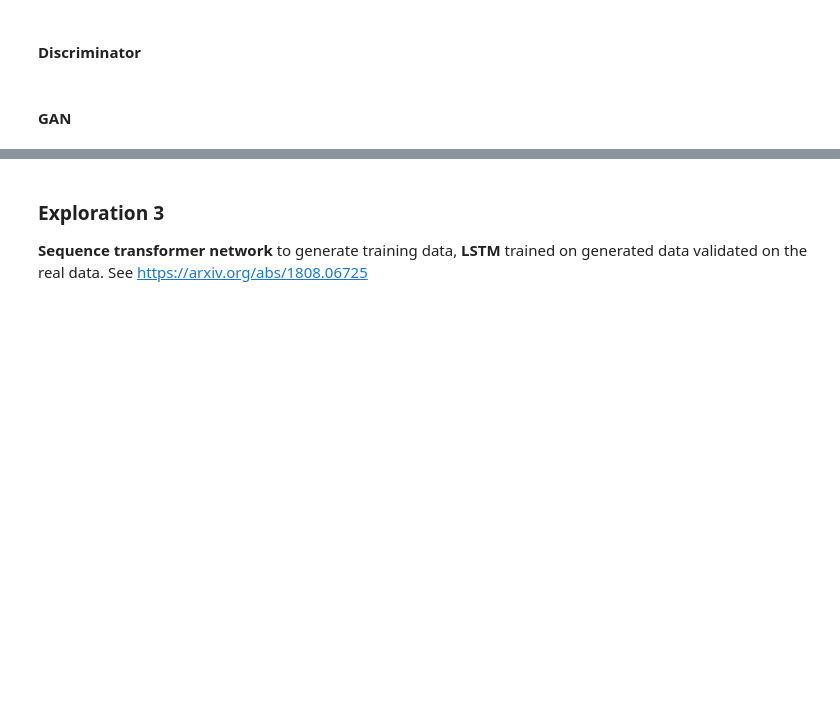
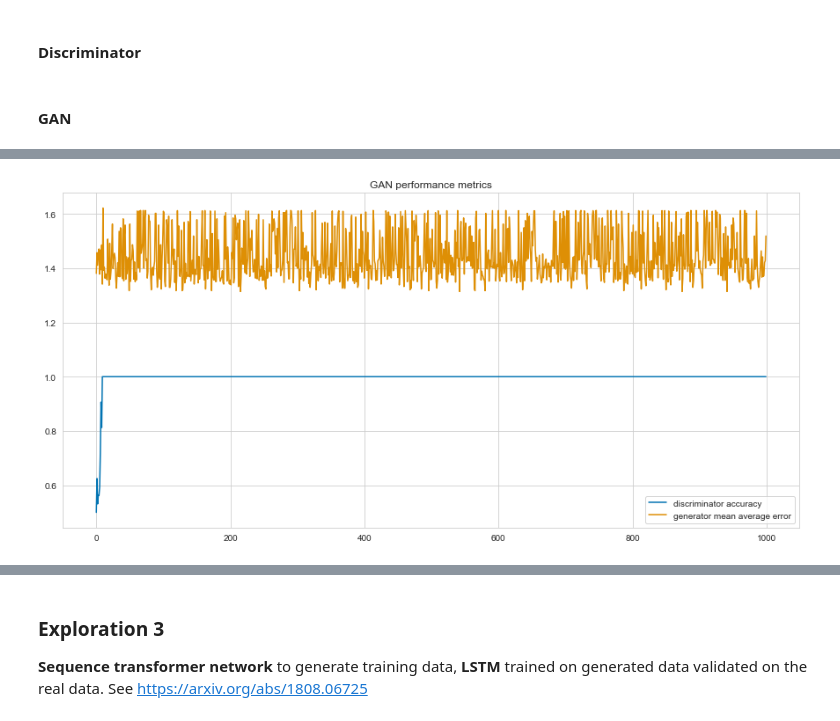
Before and after one commit to denominations-io/macroeconomics, a Jupyter notebook: model_one.ipynb, the cells around one changed output, grey strips where cells are left out. Drawn from its saved outputs; the diff is of its cells as text; code cells hidden in the pictures; blank space fills up the shorter version.

```diff
--- a/model_one.ipynb
+++ b/model_one.ipynb
@@ -430 +413,10 @@ plt.show()
+# %%
+plt.figure(figsize=(15,7))
+plt.plot([metrics[1] for metrics in d_metrics], label='discriminator accuracy')
+plt.plot([metrics[1] for metrics in g_metrics], label='generator mean average error')
+plt.legend()
+plt.title('GAN performance metrics')
+plt.show()
+# %% [output]
+[figure, added]
 # %%
```
Also changed, not shown: parts of 24 cells of this notebook.
